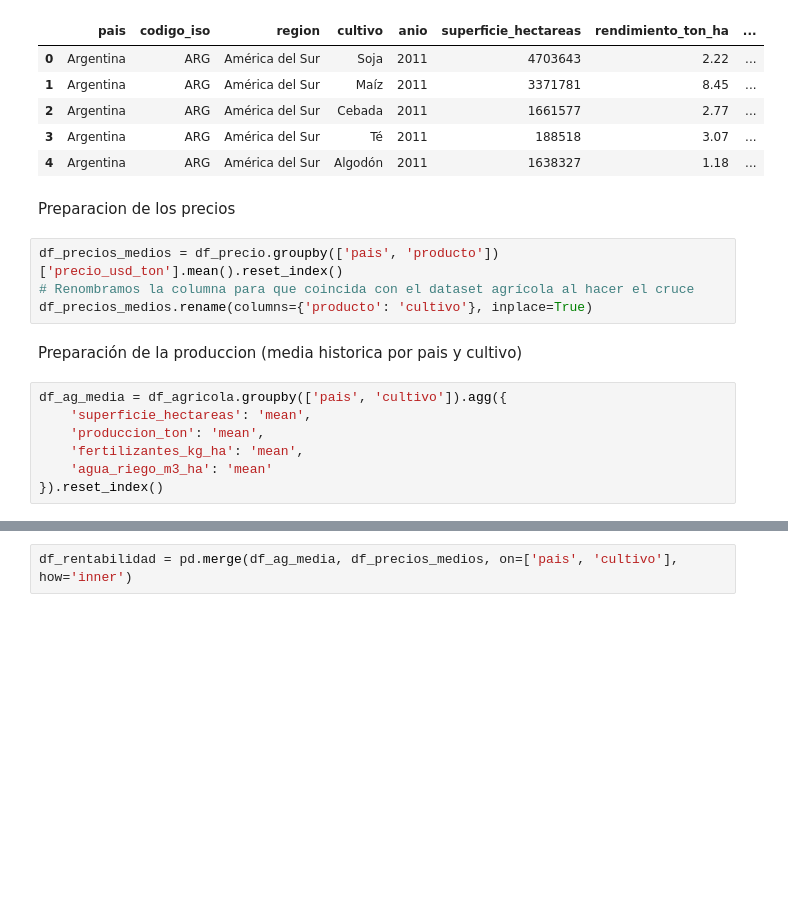
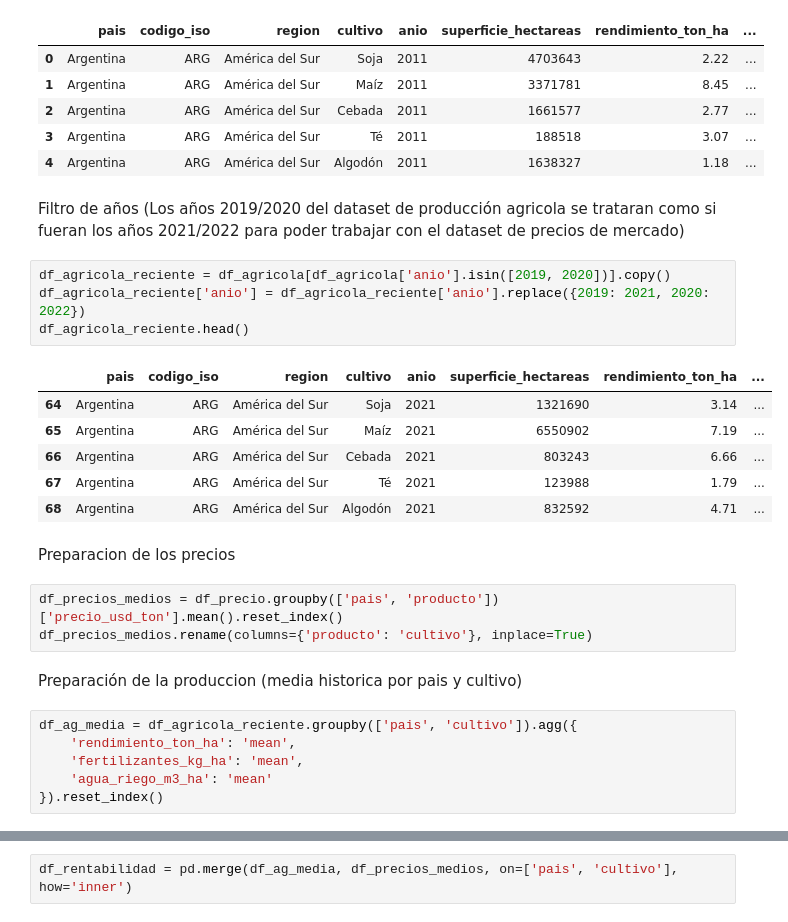
Before and after one commit to ccp0897/Agricultura-y-Ganader-a-Global, a Jupyter notebook: conclusiones.ipynb, the cells around one changed output, grey strips where cells are left out. Saved outputs shown, nothing was run; the diff lists cells and outputs as text; blank space fills up the shorter version.

```diff
--- a/conclusiones.ipynb
+++ b/conclusiones.ipynb
@@ -18,18 +18,29 @@ df_agricola.head()
 | 2 | Argentina | ARG | América del Sur | Cebada | 2011 | 1661577 | 2.77 | ... |
 | 3 | Argentina | ARG | América del Sur | Té | 2011 | 188518 | 3.07 | ... |
 | 4 | Argentina | ARG | América del Sur | Algodón | 2011 | 1638327 | 1.18 | ... |
+# %% [markdown]
+Filtro de años (Los años 2019/2020 del dataset de producción agricola se trataran como si fueran los años 2021/2022 para poder trabajar con el dataset de precios de mercado)
+# %%
+df_agricola_reciente = df_agricola[df_agricola['anio'].isin([2019, 2020])].copy()
+df_agricola_reciente['anio'] = df_agricola_reciente['anio'].replace({2019: 2021, 2020: 2022})
+df_agricola_reciente.head()
+# %% [output]
+|  | pais | codigo_iso | region | cultivo | anio | superficie_hectareas | rendimiento_ton_ha | ... |
+| 64 | Argentina | ARG | América del Sur | Soja | 2021 | 1321690 | 3.14 | ... |
+| 65 | Argentina | ARG | América del Sur | Maíz | 2021 | 6550902 | 7.19 | ... |
+| 66 | Argentina | ARG | América del Sur | Cebada | 2021 | 803243 | 6.66 | ... |
+| 67 | Argentina | ARG | América del Sur | Té | 2021 | 123988 | 1.79 | ... |
+| 68 | Argentina | ARG | América del Sur | Algodón | 2021 | 832592 | 4.71 | ... |
 # %% [markdown]
 Preparacion de los precios
 # %%
 df_precios_medios = df_precio.groupby(['pais', 'producto'])['precio_usd_ton'].mean().reset_index()
-# Renombramos la columna para que coincida con el dataset agrícola al hacer el cruce
 df_precios_medios.rename(columns={'producto': 'cultivo'}, inplace=True)
 # %% [markdown]
 Preparación de la produccion (media historica por pais y cultivo)
 # %%
-df_ag_media = df_agricola.groupby(['pais', 'cultivo']).agg({
-    'superficie_hectareas': 'mean',
-    'produccion_ton': 'mean',
+df_ag_media = df_agricola_reciente.groupby(['pais', 'cultivo']).agg({
+    'rendimiento_ton_ha': 'mean',
     'fertilizantes_kg_ha': 'mean',
     'agua_riego_m3_ha': 'mean'
 }).reset_index()
```
Also changed, not shown: parts of 45 cells of this notebook.
